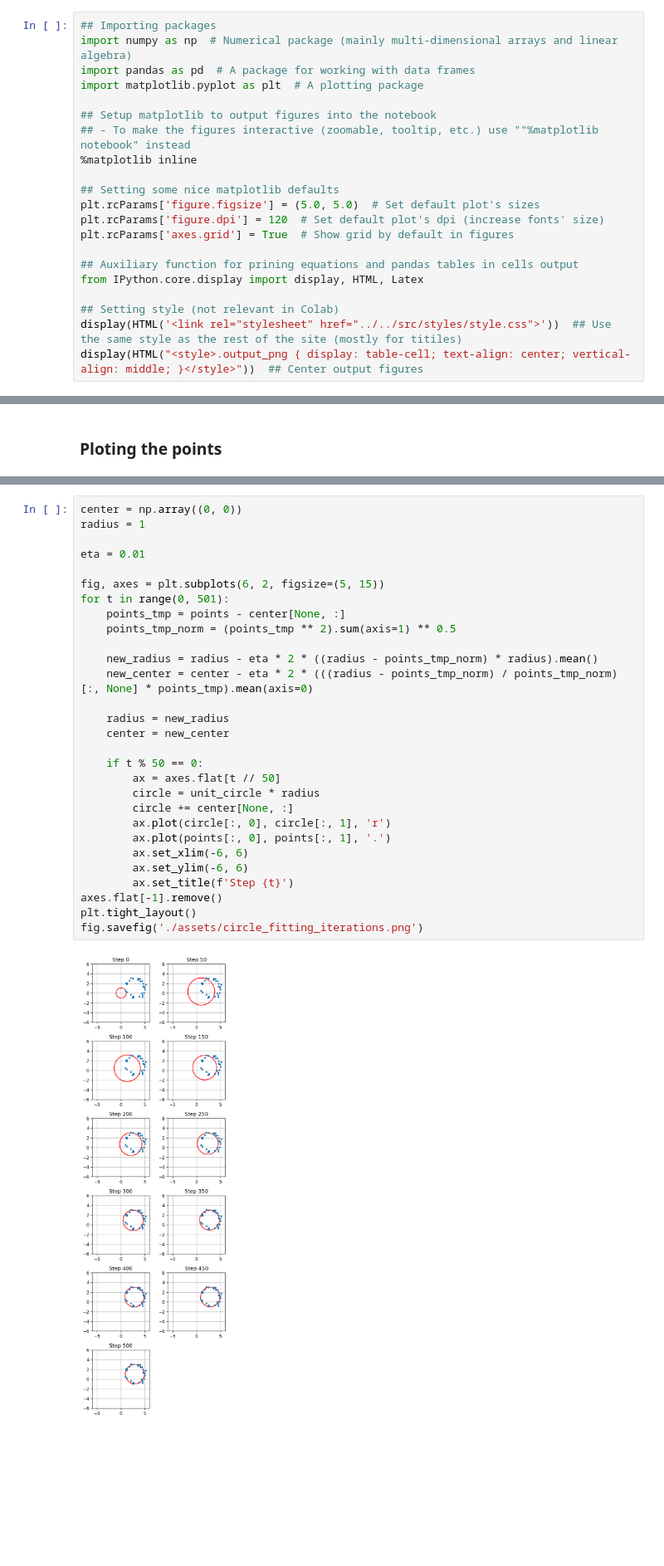
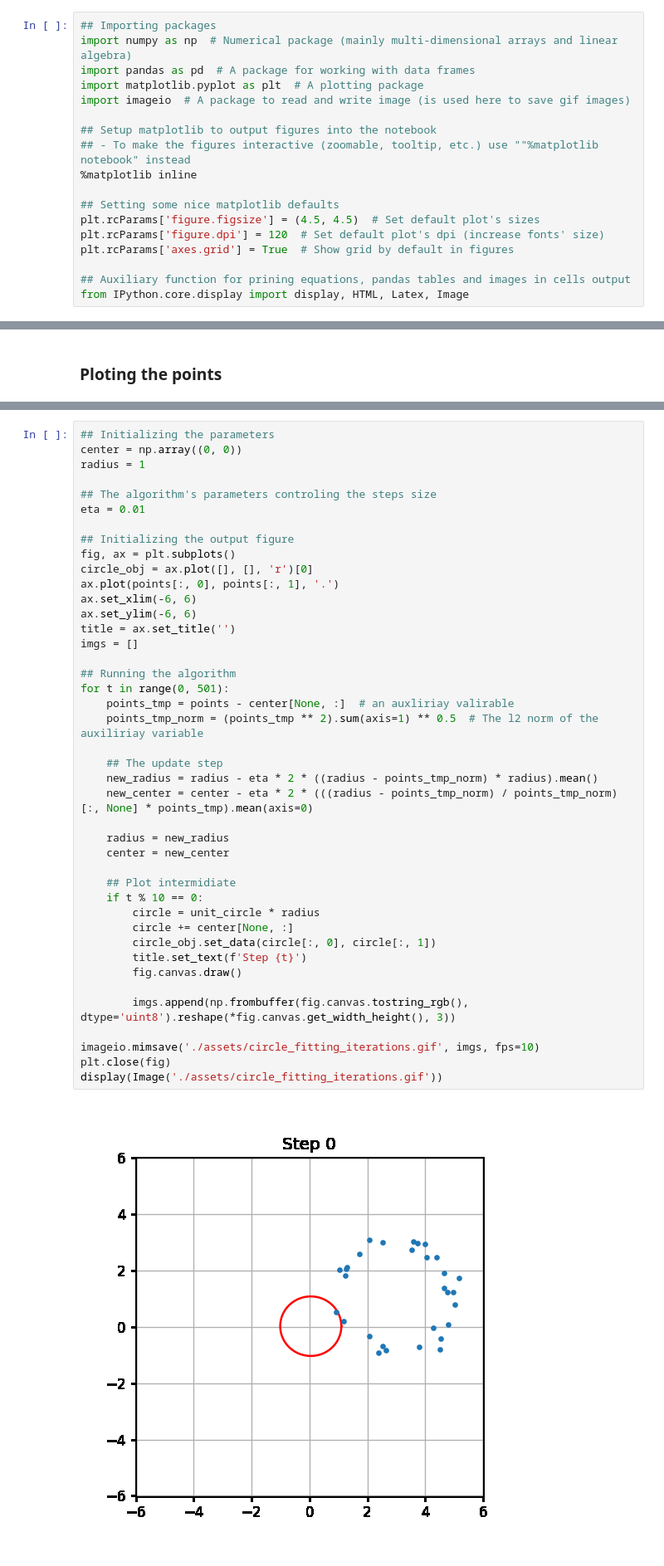
Before and after one commit to technion046195/technion046195, a Jupyter notebook: content/tutorial01_optimization/code.ipynb, the cells around one changed output, grey strips where cells are left out. Shown at 83% size. Saved outputs shown, nothing was run; the diff lists cells and outputs as text; blank space fills up the shorter version.

```diff
--- a/content/tutorial01_optimization/code.ipynb
+++ b/content/tutorial01_optimization/code.ipynb
@@ -7,22 +9,19 @@
 import numpy as np  # Numerical package (mainly multi-dimensional arrays and linear algebra)
 import pandas as pd  # A package for working with data frames
 import matplotlib.pyplot as plt  # A plotting package
+import imageio  # A package to read and write image (is used here to save gif images)
 
 ## Setup matplotlib to output figures into the notebook
 ## - To make the figures interactive (zoomable, tooltip, etc.) use ""%matplotlib notebook" instead
 %matplotlib inline
 
 ## Setting some nice matplotlib defaults
-plt.rcParams['figure.figsize'] = (5.0, 5.0)  # Set default plot's sizes
+plt.rcParams['figure.figsize'] = (4.5, 4.5)  # Set default plot's sizes
 plt.rcParams['figure.dpi'] = 120  # Set default plot's dpi (increase fonts' size)
 plt.rcParams['axes.grid'] = True  # Show grid by default in figures
 
-## Auxiliary function for prining equations and pandas tables in cells output
-from IPython.core.display import display, HTML, Latex
-
-## Setting style (not relevant in Colab)
-display(HTML('<link rel="stylesheet" href="../../src/styles/style.css">'))  ## Use the same style as the rest of the site (mostly for titiles)
-display(HTML("<style>.output_png { display: table-cell; text-align: center; vertical-align: middle; }</style>"))  ## Center output figures
+## Auxiliary function for prining equations, pandas tables and images in cells output
+from IPython.core.display import display, HTML, Latex, Image
 # %% [markdown]
 ## Circle fitting
 # %% [markdown]
@@ -63,31 +73,44 @@ fig.savefig('./assets/circle_dataset.png')
 # %%
+## Initializing the parameters
 center = np.array((0, 0))
 radius = 1
 
+## The algorithm's parameters controling the steps size
 eta = 0.01
 
-fig, axes = plt.subplots(6, 2, figsize=(5, 15))
+## Initializing the output figure
+fig, ax = plt.subplots()
+circle_obj = ax.plot([], [], 'r')[0]
+ax.plot(points[:, 0], points[:, 1], '.')
+ax.set_xlim(-6, 6)
+ax.set_ylim(-6, 6)
+title = ax.set_title('')
+imgs = []
+
+## Running the algorithm
 for t in range(0, 501):
-    points_tmp = points - center[None, :]
-    points_tmp_norm = (points_tmp ** 2).sum(axis=1) ** 0.5
+    points_tmp = points - center[None, :]  # an auxliriay valirable
+    points_tmp_norm = (points_tmp ** 2).sum(axis=1) ** 0.5  # The l2 norm of the auxiliriay variable
 
+    ## The update step
     new_radius = radius - eta * 2 * ((radius - points_tmp_norm) * radius).mean()
     new_center = center - eta * 2 * (((radius - points_tmp_norm) / points_tmp_norm)[:, None] * points_tmp).mean(axis=0)
 
     radius = new_radius
     center = new_center
 
-    if t % 50 == 0:
-        ax = axes.flat[t // 50]
+    ## Plot intermidiate
+    if t % 10 == 0:
         circle = unit_circle * radius
         circle += center[None, :]
-        ax.plot(circle[:, 0], circle[:, 1], 'r')
-        ax.plot(points[:, 0], points[:, 1], '.')
-        ax.set_xlim(-6, 6)
-        ax.set_ylim(-6, 6)
-        ax.set_title(f'Step {t}')
-axes.flat[-1].remove()
-plt.tight_layout()
-fig.savefig('./assets/circle_fitting_iterations.png')
+        circle_obj.set_data(circle[:, 0], circle[:, 1])
+        title.set_text(f'Step {t}')
+        fig.canvas.draw()
+
+        imgs.append(np.frombuffer(fig.canvas.tostring_rgb(), dtype='uint8').reshape(*fig.canvas.get_width_height(), 3))
+
+imageio.mimsave('./assets/circle_fitting_iterations.gif', imgs, fps=10)
+plt.close(fig)
+display(Image('./assets/circle_fitting_iterations.gif'))
 # %% [output]
-[figure, old version]
+[figure, new version]
```
Also changed, not shown: parts of 2 cells of this notebook, 15 other files.
